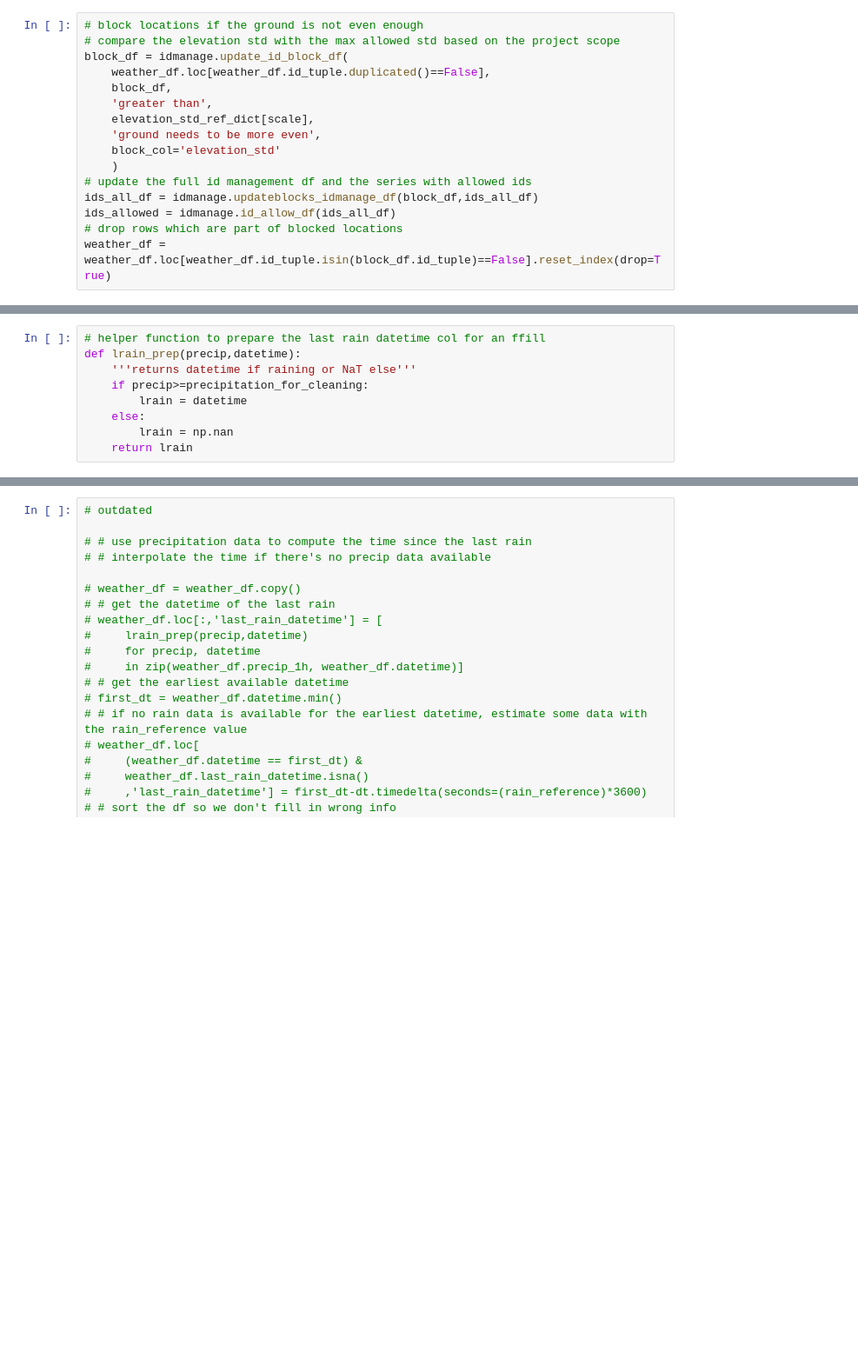
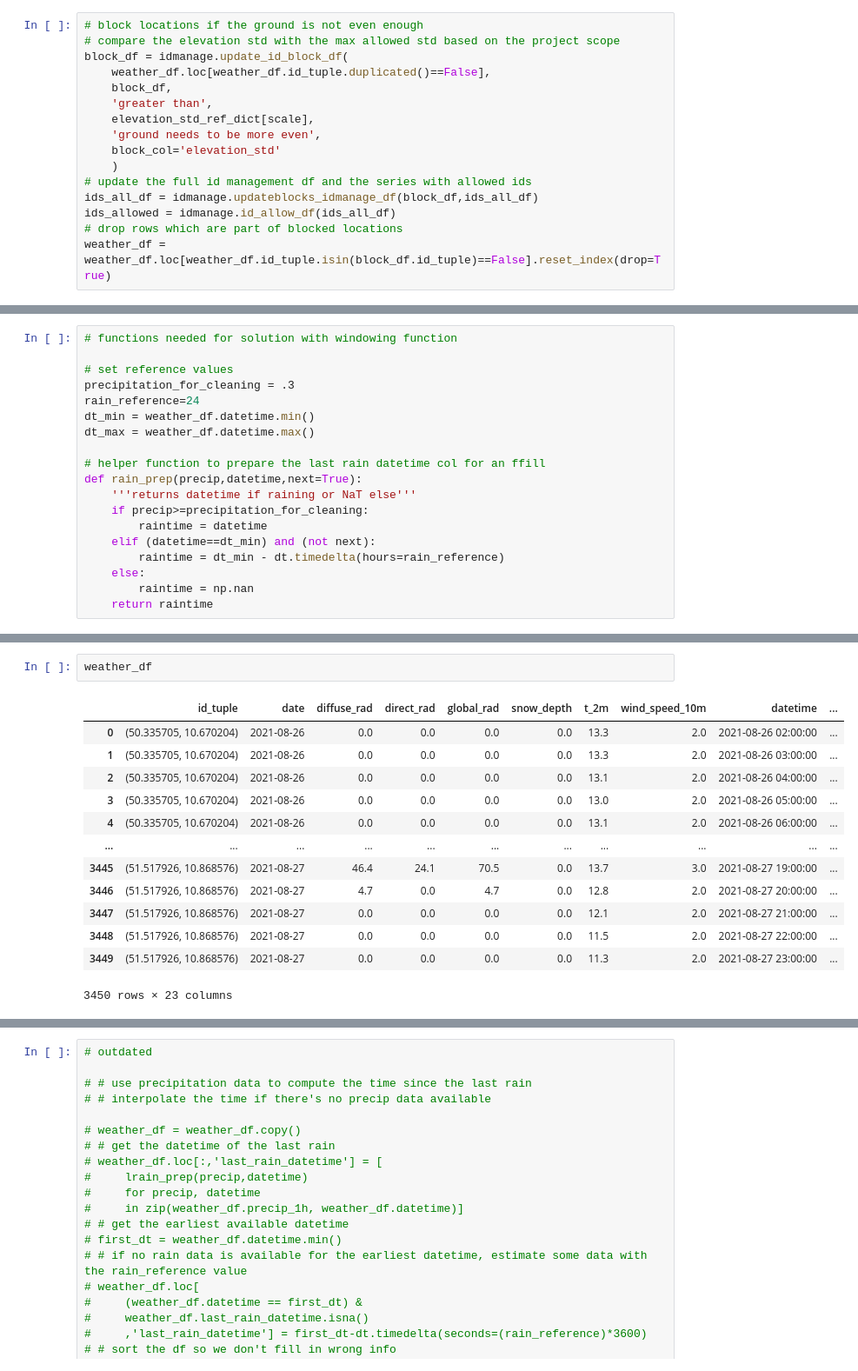
Before and after one commit to WebDevelopmentDuesseldorf/Solaranlagen, a Jupyter notebook: src/spp_program_full.ipynb, the cells around one changed output, grey strips where cells are left out. Shown at 87% size. Drawn from its saved outputs; the diff is of its cells as text; blank space fills up the shorter version.

```diff
--- a/src/spp_program_full.ipynb
+++ b/src/spp_program_full.ipynb
@@ -433,9 +430,19 @@ rain_reference=0
 # %%
+# functions needed for solution with windowing function
+
+# set reference values
+precipitation_for_cleaning = .3
+rain_reference=24
+dt_min = weather_df.datetime.min()
+dt_max = weather_df.datetime.max()
+
 # helper function to prepare the last rain datetime col for an ffill
-def lrain_prep(precip,datetime):
+def rain_prep(precip,datetime,next=True):
     '''returns datetime if raining or NaT else'''
     if precip>=precipitation_for_cleaning:
-        lrain = datetime
+        raintime = datetime
+    elif (datetime==dt_min) and (not next):
+        raintime = dt_min - dt.timedelta(hours=rain_reference)
     else:
-        lrain = np.nan
-    return lrain
+        raintime = np.nan
+    return raintime
@@ -442 +497,17 @@ def lrain_prep(precip,datetime):
+# %%
+weather_df
+# %% [output]
+|  | id_tuple | date | diffuse_rad | direct_rad | global_rad | snow_depth | t_2m | wind_speed_10m | datetime | ... |
+| 0 | (50.335705, 10.670204) | 2021-08-26 | 0.0 | 0.0 | 0.0 | 0.0 | 13.3 | 2.0 | 2021-08-26 02:00:00 | ... |
+| 1 | (50.335705, 10.670204) | 2021-08-26 | 0.0 | 0.0 | 0.0 | 0.0 | 13.3 | 2.0 | 2021-08-26 03:00:00 | ... |
+| 2 | (50.335705, 10.670204) | 2021-08-26 | 0.0 | 0.0 | 0.0 | 0.0 | 13.1 | 2.0 | 2021-08-26 04:00:00 | ... |
+| 3 | (50.335705, 10.670204) | 2021-08-26 | 0.0 | 0.0 | 0.0 | 0.0 | 13.0 | 2.0 | 2021-08-26 05:00:00 | ... |
+| 4 | (50.335705, 10.670204) | 2021-08-26 | 0.0 | 0.0 | 0.0 | 0.0 | 13.1 | 2.0 | 2021-08-26 06:00:00 | ... |
+| ... | ... | ... | ... | ... | ... | ... | ... | ... | ... | ... |
+| 3445 | (51.517926, 10.868576) | 2021-08-27 | 46.4 | 24.1 | 70.5 | 0.0 | 13.7 | 3.0 | 2021-08-27 19:00:00 | ... |
+| 3446 | (51.517926, 10.868576) | 2021-08-27 | 4.7 | 0.0 | 4.7 | 0.0 | 12.8 | 2.0 | 2021-08-27 20:00:00 | ... |
+| 3447 | (51.517926, 10.868576) | 2021-08-27 | 0.0 | 0.0 | 0.0 | 0.0 | 12.1 | 2.0 | 2021-08-27 21:00:00 | ... |
+| 3448 | (51.517926, 10.868576) | 2021-08-27 | 0.0 | 0.0 | 0.0 | 0.0 | 11.5 | 2.0 | 2021-08-27 22:00:00 | ... |
+| 3449 | (51.517926, 10.868576) | 2021-08-27 | 0.0 | 0.0 | 0.0 | 0.0 | 11.3 | 2.0 | 2021-08-27 23:00:00 | ... |
+3450 rows × 23 columns
 # %%
```
Also changed, not shown: parts of 19 cells of this notebook.
